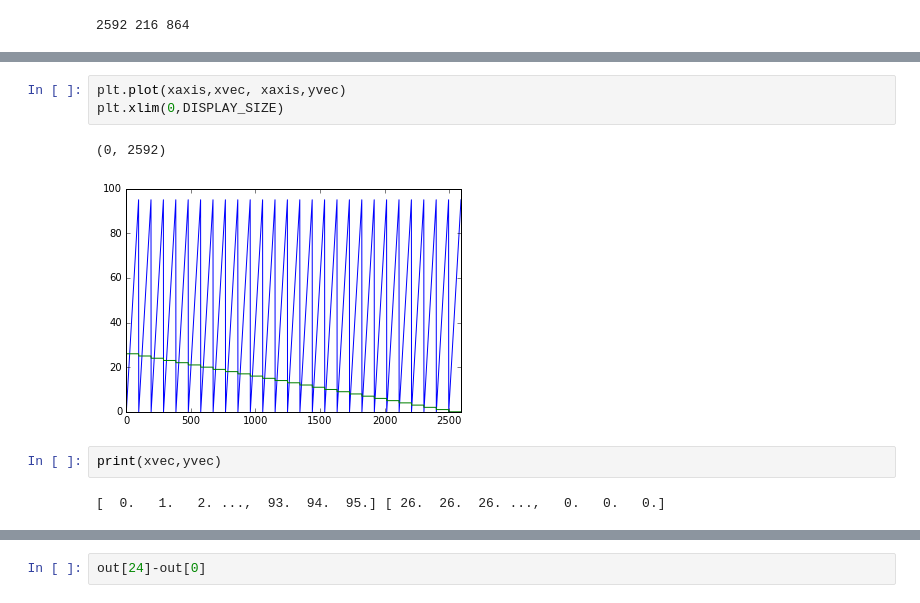
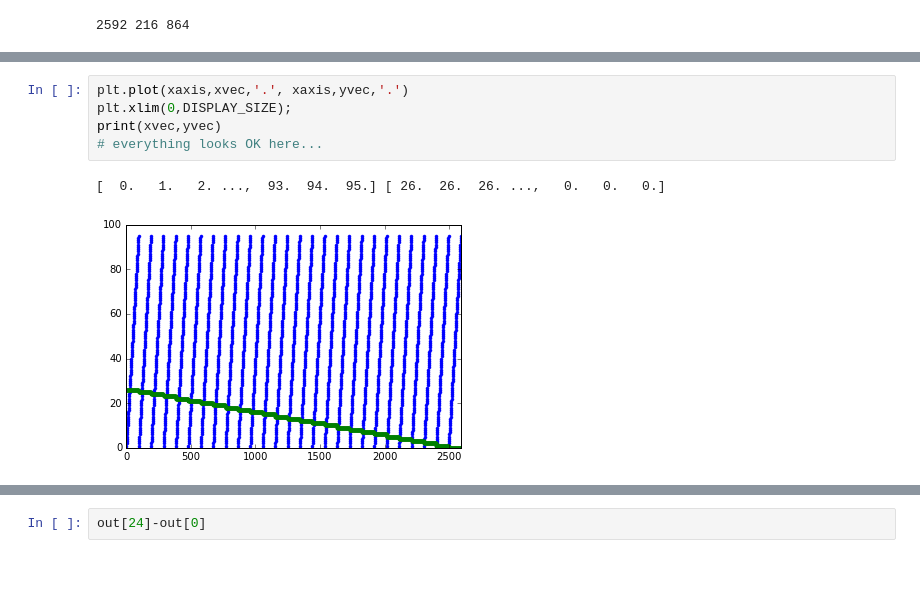
Before and after one commit to sargon14/roadsign, a Jupyter notebook: previewing.ipynb, the cells around one changed output, grey strips where cells are left out. Cells and saved outputs as stored; diff of their text form; blank space fills up the shorter version.

```diff
--- a/previewing.ipynb
+++ b/previewing.ipynb
@@ -87,11 +118,9 @@ plt.xlim(0,DISPLAY_SIZE)
 # %%
-plt.plot(xaxis,xvec, xaxis,yvec)
-plt.xlim(0,DISPLAY_SIZE)
+plt.plot(xaxis,xvec,'.', xaxis,yvec,'.')
+plt.xlim(0,DISPLAY_SIZE);
+print(xvec,yvec)
+# everything looks OK here...
 # %% [output]
-(0, 2592)
+[  0.   1.   2. ...,  93.  94.  95.] [ 26.  26.  26. ...,   0.   0.   0.]
-[figure, old version]
+[figure, new version]
-# %%
-print(xvec,yvec)
-# %% [output]
-[  0.   1.   2. ...,  93.  94.  95.] [ 26.  26.  26. ...,   0.   0.   0.]
 # %%
```
Also changed, not shown: parts of 12 cells of this notebook.
